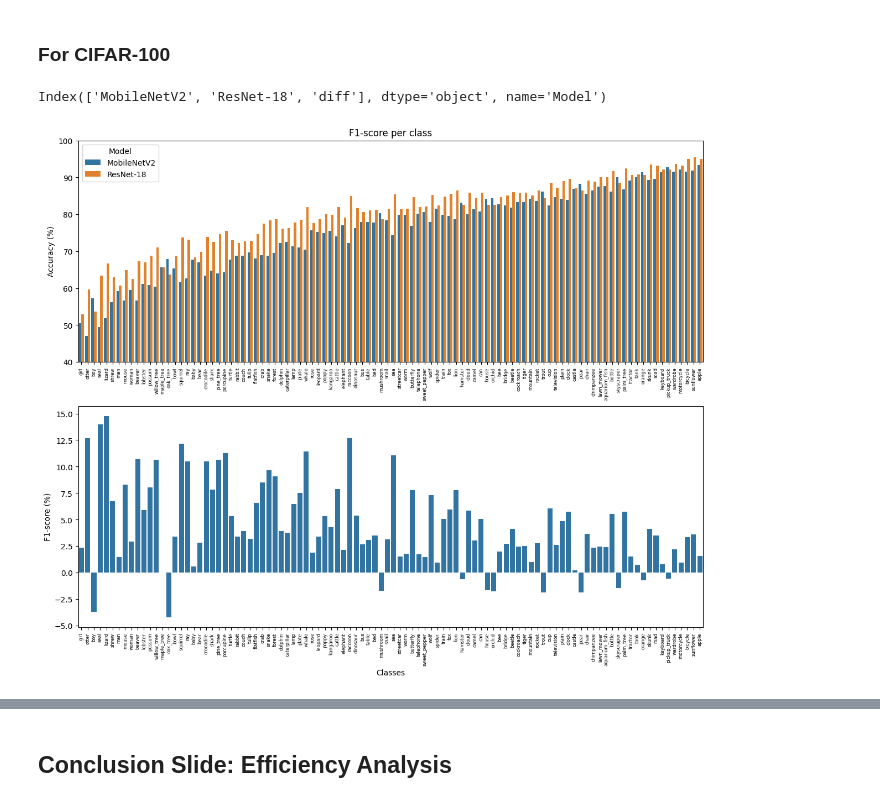
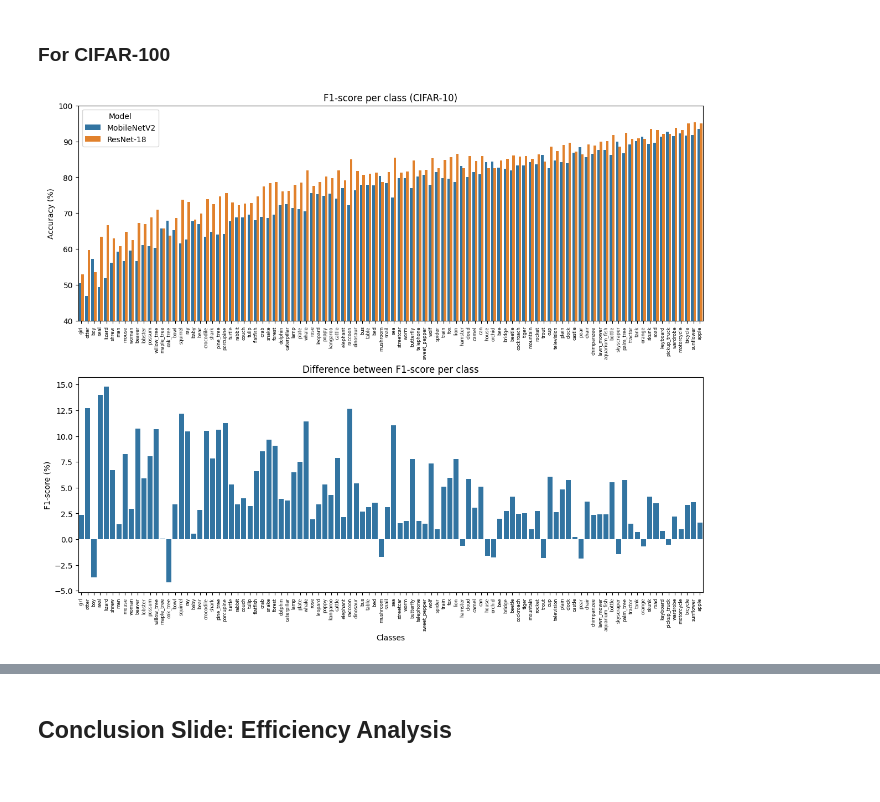
Before and after one commit to irkado/ml-cnn-transfer-learning, a Jupyter notebook: evaluation/optimised_evaluation.ipynb, the cells around one changed output, grey strips where cells are left out. Saved outputs shown, nothing was run; the diff lists cells and outputs as text; code cells hidden in the pictures.

```diff
--- a/evaluation/optimised_evaluation.ipynb
+++ b/evaluation/optimised_evaluation.ipynb
@@ -105,0 +121,3 @@ history_cifar_100 = [
+# %%
+for i in range(3):
+    print(f'True {mobilenet_10_list_pred[0][i]} -> pred {mobilenet_10_list_pred[1][i]}')
@@ -340,5 +456,5 @@ report_df_cifar_10.head(5)
 # %%
-report_df_cifar_100 = process_classification_reports([report_mobilinet_100, report_resnet_100],['MobileNetV2','ResNet-18'])
+report_df_cifar_100 = process_classification_reports([report_mobilinet_100, report_resnet_100], model_names)
 report_df_cifar_100.head(5)
 # %% [output]
 |  | Class Label | precision | recall | f1-score | support | Model |
@@ -381,3 +484,12 @@ def plot_class_analytics(df, ax, metric:str, interval=None, title:str=None,axis_
+# %%
+def compute_f1_diff(df_result, model_names):
+    """
+    Compute per-class F1-score differences between model_names[1] (ResNet) and model_names[0] (MobileNet)
+    """
+
+    df_wide = df_result.pivot(index='Class Label', columns='Model', values='f1-score')  # pivot to wide format
+    df_wide['diff'] = df_wide[model_names[1]] - df_wide[model_names[0]]
+    return df_wide
 # %% [markdown]
 ### For CIFAR-10
 # %%
@@ -491,34 +617,19 @@ plt.show()
 # %% [markdown]
 ### For CIFAR-100
 # %%
-sort_classes = (
-    report_df_cifar_100
-    .groupby('Class Label')['f1-score']
-    .mean()
-    .sort_values()
-    .index
-)
+# receive index list of the worst performing class (average for two model architectures) to the best one
+sort_classes = report_df_cifar_100.groupby('Class Label')['f1-score'].mean().sort_values().index
 
-fig, ax = plt.subplots(2,1,figsize=(12, 10), layout="constrained") #(12, 15)
+fig, ax = plt.subplots(2, 1, figsize=(12, 10), layout="constrained") #(12, 15)
 
-plot_class_analytics(report_df_cifar_100,ax[0],'f1-score', title='F1-score per class', interval=[40,100], axis_labels=['','Accuracy (%)'],order= sort_classes)
+# plot F1-score
+plot_class_analytics(report_df_cifar_100, ax[0], 'f1-score', title='F1-score per class (CIFAR-10)', interval=[40,100], axis_labels=['','Accuracy (%)'], order=sort_classes)
 
-
-# plot_class_analytics(df_per_class_scaled,ax[1],'recall', title='Recall metric per class', interval=[80,100], axis_labels=['','Recall (%)'],percentage=True)
-
-#--
-df_wide = report_df_cifar_100.pivot(index='Class Label', columns='Model', values='f1-score')
-
-
-df_wide['diff'] = df_wide['ResNet-18'] - df_wide['MobileNetV2']
-
-
-df_wide = df_wide.sort_values('diff')
-print(df_wide.columns)
-plot_class_analytics(df_wide, ax[1],'diff',  axis_labels=['Classes','F1-score (%)'],order= sort_classes) #title='F1-score metric per class',
-
+# plot F1-score as difference between ResNet performance and MobileNet
+#       If positive -> ResNet better
+#       If negative -> MobileNet better
+plot_class_analytics(compute_f1_diff(report_df_cifar_100, model_names), ax[1], 'diff', title='Difference between F1-score per class', axis_labels=['Classes','F1-score (%)'], order=sort_classes)
 
 plt.show()
 # %% [output]
-Index(['MobileNetV2', 'ResNet-18', 'diff'], dtype='object', name='Model')
-[figure, old version]
+[figure, new version]
```
Also changed, not shown: parts of 67 cells of this notebook.
